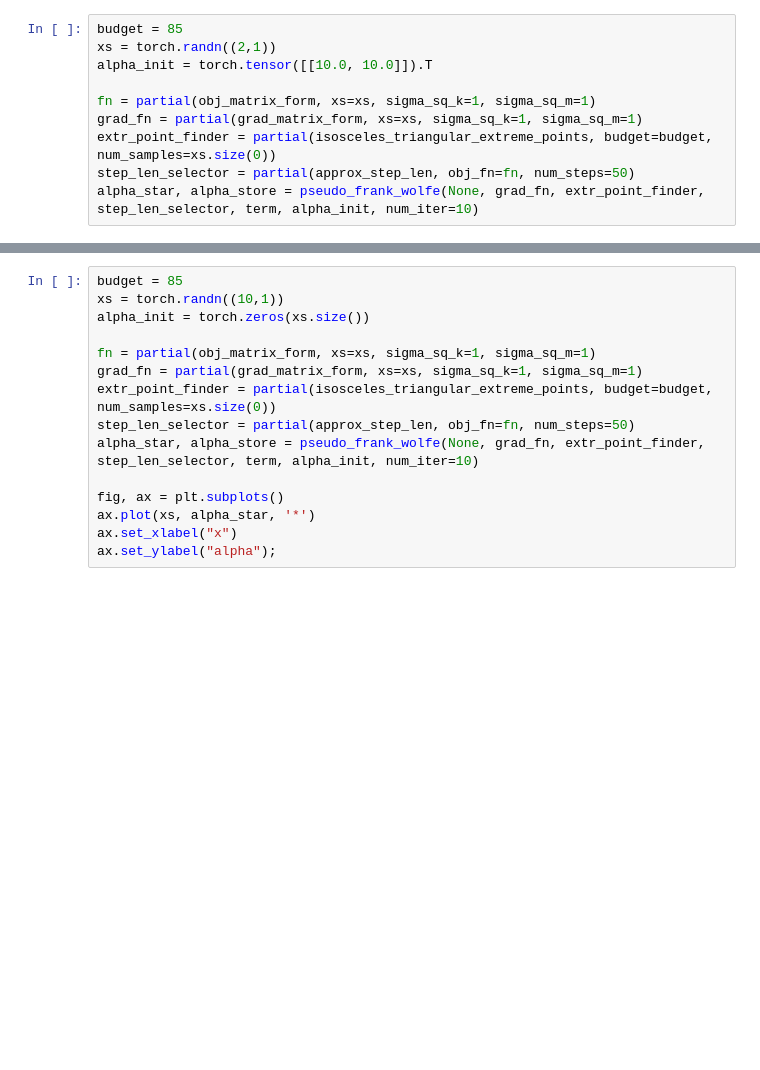
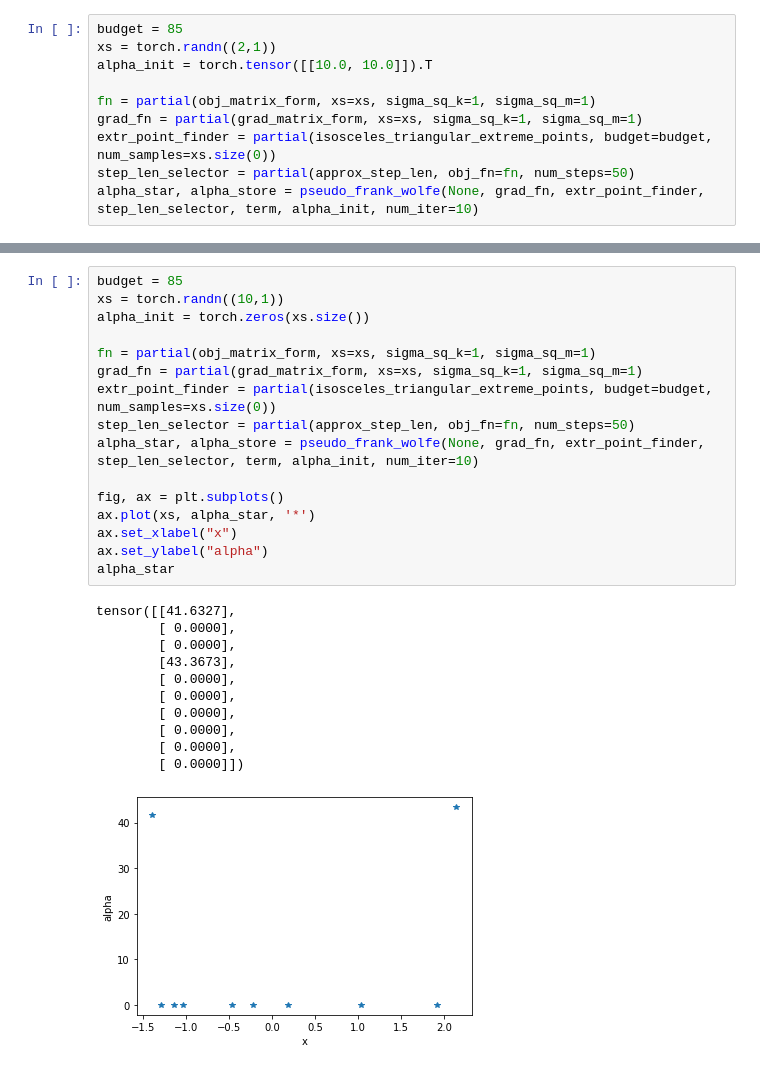
Before and after one commit to jackonelli/mi_annot, a Jupyter notebook: nb/affine_cond_x.ipynb, the cells around one changed output, grey strips where cells are left out. Cells and saved outputs as stored; diff of their text form; blank space fills up the shorter version.

```diff
--- a/nb/affine_cond_x.ipynb
+++ b/nb/affine_cond_x.ipynb
@@ -69,15 +71,28 @@ opt_extr_init = torch.tensor([[0, budget]]).T
-# %%
-budget = 85
-xs = torch.randn((10,1))
-alpha_init = torch.zeros(xs.size())
-
-fn = partial(obj_matrix_form, xs=xs, sigma_sq_k=1, sigma_sq_m=1)
-grad_fn = partial(grad_matrix_form, xs=xs, sigma_sq_k=1, sigma_sq_m=1)
-extr_point_finder = partial(isosceles_triangular_extreme_points, budget=budget, num_samples=xs.size(0))
-step_len_selector = partial(approx_step_len, obj_fn=fn, num_steps=50)
-alpha_star, alpha_store = pseudo_frank_wolfe(None, grad_fn, extr_point_finder, step_len_selector, term, alpha_init, num_iter=10)
-
-fig, ax = plt.subplots()
-ax.plot(xs, alpha_star, '*')
-ax.set_xlabel("x")
-ax.set_ylabel("alpha");
+# %%
+budget = 85
+xs = torch.randn((10,1))
+alpha_init = torch.zeros(xs.size())
+
+fn = partial(obj_matrix_form, xs=xs, sigma_sq_k=1, sigma_sq_m=1)
+grad_fn = partial(grad_matrix_form, xs=xs, sigma_sq_k=1, sigma_sq_m=1)
+extr_point_finder = partial(isosceles_triangular_extreme_points, budget=budget, num_samples=xs.size(0))
+step_len_selector = partial(approx_step_len, obj_fn=fn, num_steps=50)
+alpha_star, alpha_store = pseudo_frank_wolfe(None, grad_fn, extr_point_finder, step_len_selector, term, alpha_init, num_iter=10)
+
+fig, ax = plt.subplots()
+ax.plot(xs, alpha_star, '*')
+ax.set_xlabel("x")
+ax.set_ylabel("alpha")
+alpha_star
+# %% [output]
+tensor([[41.6327],
+        [ 0.0000],
+        [ 0.0000],
+        [43.3673],
+        [ 0.0000],
+        [ 0.0000],
+        [ 0.0000],
+        [ 0.0000],
+        [ 0.0000],
+        [ 0.0000]])
+[figure, added]
```
Also changed, not shown: parts of 1 cell of this notebook, 5 other files.
